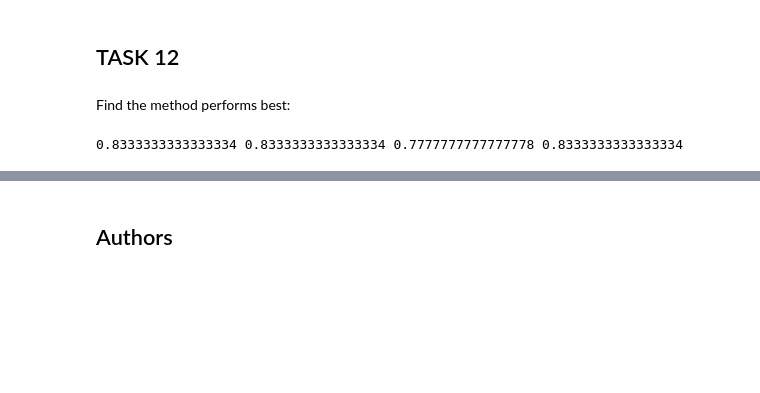
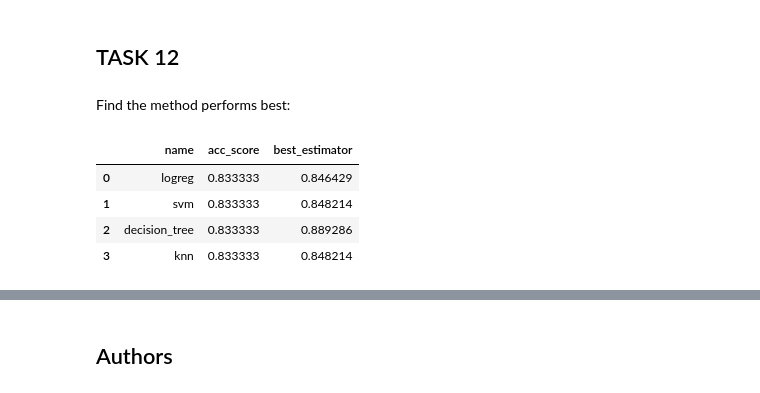
Before and after one commit to xiaotied/ds_learn_project, a Jupyter notebook: W4 - Machine Learning Prediction.ipynb, the cells around one changed output, grey strips where cells are left out. Saved outputs shown, nothing was run; the diff lists cells and outputs as text; code cells hidden in the pictures; blank space fills up the shorter version.

```diff
--- a/W4 - Machine Learning Prediction.ipynb
+++ b/W4 - Machine Learning Prediction.ipynb
@@ -350,11 +349,3 @@ plot_confusion_matrix(Y_test,yhat)
 ## TASK  12
 # %% [markdown]
 Find the method performs best:
-# %%
-# same all scored 0.8333333333333334
-print(logreg_score,
-svm_score,
-tree_score,
-knn_score)
-# %% [output]
-0.8333333333333334 0.8333333333333334 0.7777777777777778 0.8333333333333334
@@ -360,0 +362,8 @@ knn_score)
+# %%
+performence
+# %% [output]
+|  | name | acc_score | best_estimator |
+| 0 | logreg | 0.833333 | 0.846429 |
+| 1 | svm | 0.833333 | 0.848214 |
+| 2 | decision_tree | 0.833333 | 0.889286 |
+| 3 | knn | 0.833333 | 0.848214 |
```
Also changed, not shown: parts of 8 cells of this notebook.
